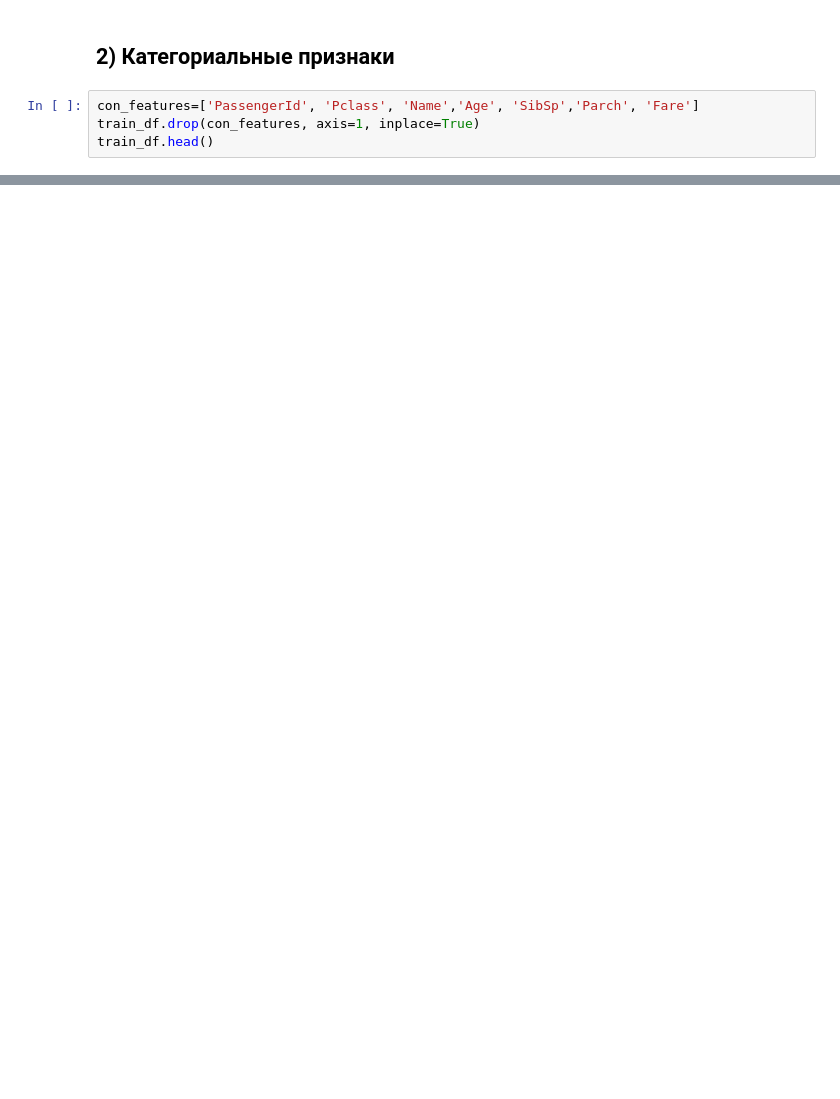
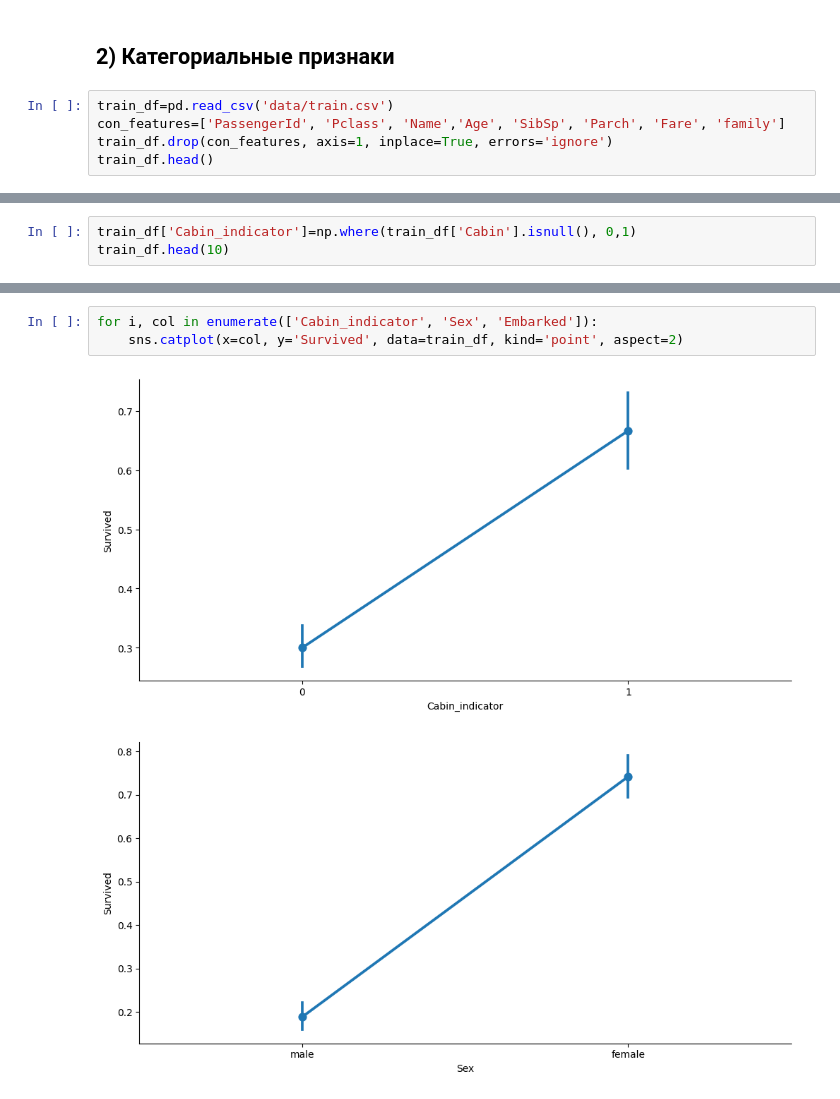
Before and after one commit to Anasteishenn/ML-course-homework, a Jupyter notebook: hw_2/titanic.ipynb, the cells around one changed output, grey strips where cells are left out. Drawn from its saved outputs; the diff is of its cells as text; blank space fills up the shorter version.

```diff
--- a/hw_2/titanic.ipynb
+++ b/hw_2/titanic.ipynb
@@ -165,7 +182,8 @@ print(f"  Дисперсия возраста на Титанике = {age.var()
 # %% [markdown]
 ## 2) Категориальные признаки
 # %%
-con_features=['PassengerId', 'Pclass', 'Name','Age', 'SibSp','Parch', 'Fare']
-train_df.drop(con_features, axis=1, inplace=True)
+train_df=pd.read_csv('data/train.csv')
+con_features=['PassengerId', 'Pclass', 'Name','Age', 'SibSp', 'Parch', 'Fare', 'family']
+train_df.drop(con_features, axis=1, inplace=True, errors='ignore')
 train_df.head()
 # %% [output]
@@ -172,0 +203,3 @@ KeyError: "['PassengerId', 'Pclass', 'Name', 'Age', 'SibSp', 'Parch', 'Fare'] no
+# %%
+train_df['Cabin_indicator']=np.where(train_df['Cabin'].isnull(), 0,1)
+train_df.head(10)
@@ -172,0 +218,6 @@ KeyError: "['PassengerId', 'Pclass', 'Name', 'Age', 'SibSp', 'Parch', 'Fare'] no
+# %%
+for i, col in enumerate(['Cabin_indicator', 'Sex', 'Embarked']):
+    sns.catplot(x=col, y='Survived', data=train_df, kind='point', aspect=2)
+# %% [output]
+[figure, added]
+[figure, added]
```
Also changed, not shown: parts of 9 cells of this notebook, 5 other files.
